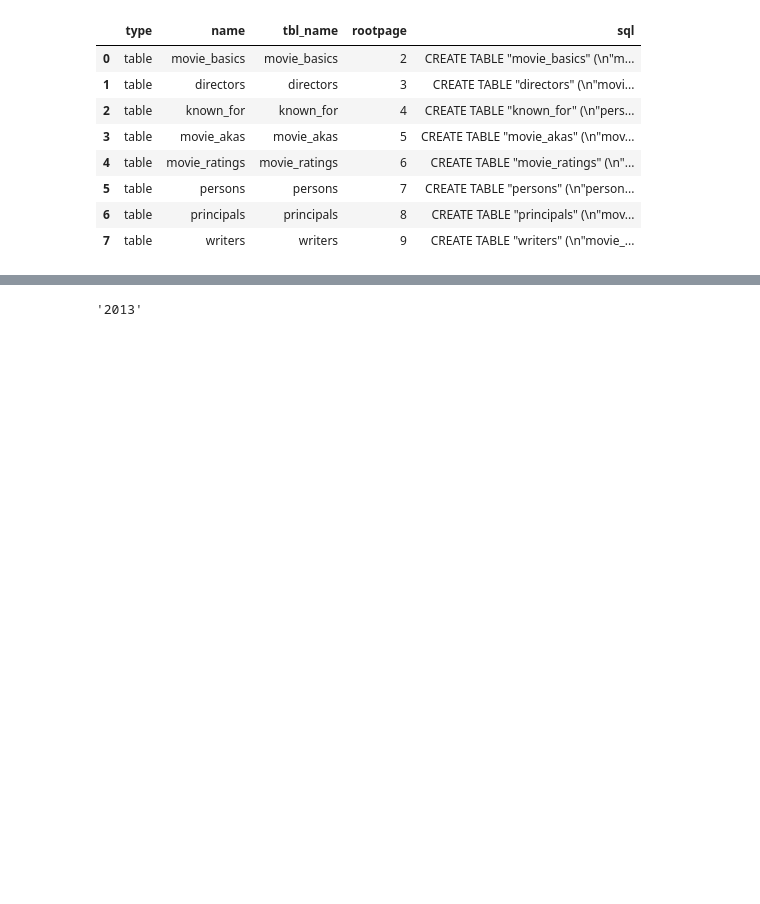
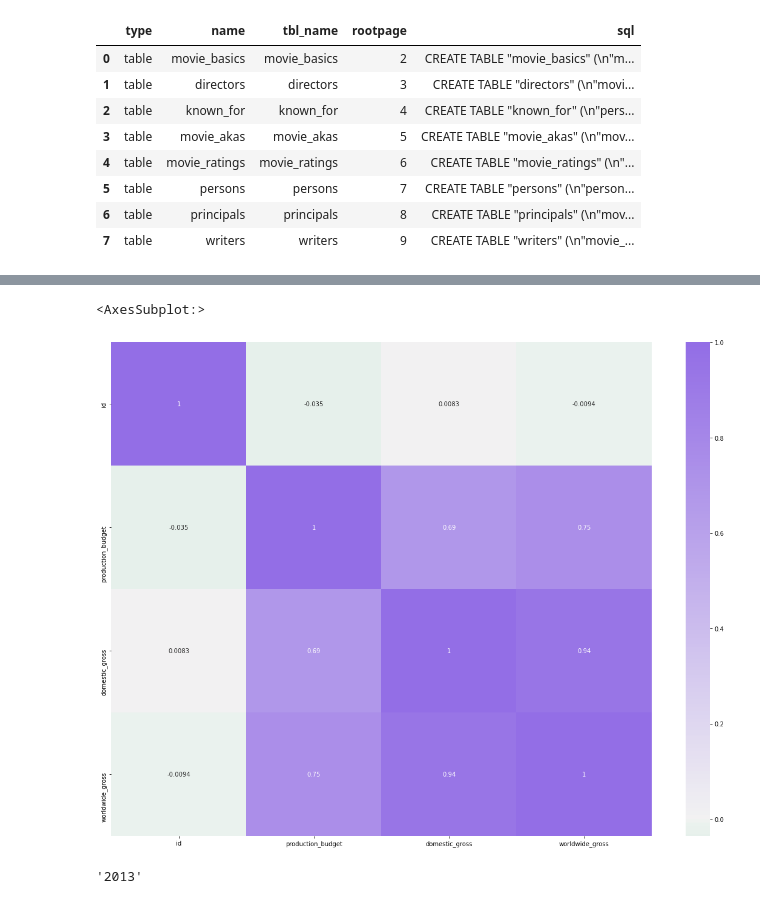
Before and after one commit to ran0027/microsoft_movie_analysis, a Jupyter notebook: Presentation.ipynb, the cells around one changed output, grey strips where cells are left out. Cells and saved outputs as stored; diff of their text form; code cells hidden in the pictures; blank space fills up the shorter version.

Commit message:
Add heat map for correlation b/w tn fields

```diff
--- a/Presentation.ipynb
+++ b/Presentation.ipynb
@@ -73,3 +97,14 @@ tn_films.head()
+# %%
+import seaborn as sns
+import matplotlib.pyplot as plt
+%matplotlib inline
+# Create a seaborn heatmap to show correlations
+fig, ax = plt.subplots(figsize=(20,15))
+cmap = sns.diverging_palette(150, 275, s=80, l=55, n=9, as_cmap=True)
+sns.heatmap(tn_films.corr(), center=0, cmap=cmap, robust=True, annot=True)
+# %% [output]
+<AxesSubplot:>
+[figure, added]
 # %%
 tn_films['release_date'][20].split(',')[1].strip()
 # %% [output]
```
Also changed, not shown: parts of 8 cells of this notebook.
